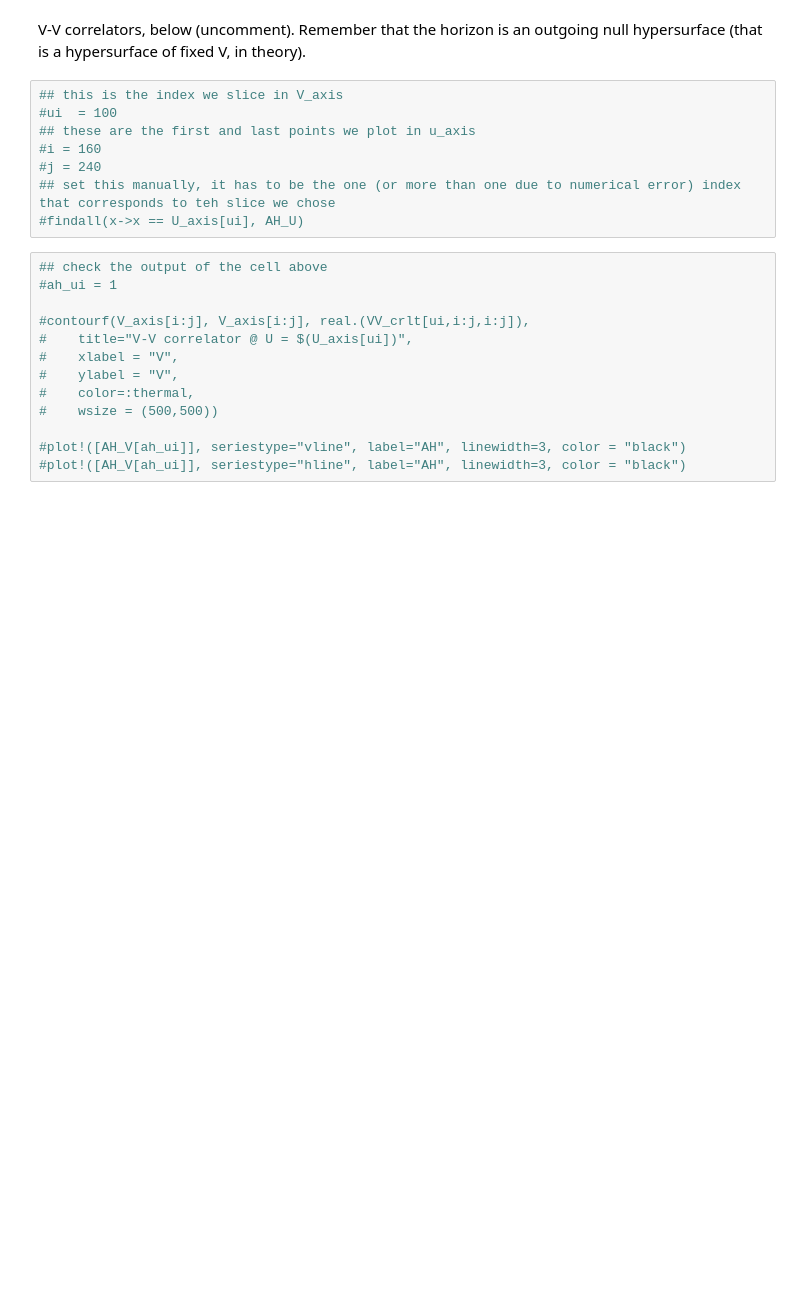
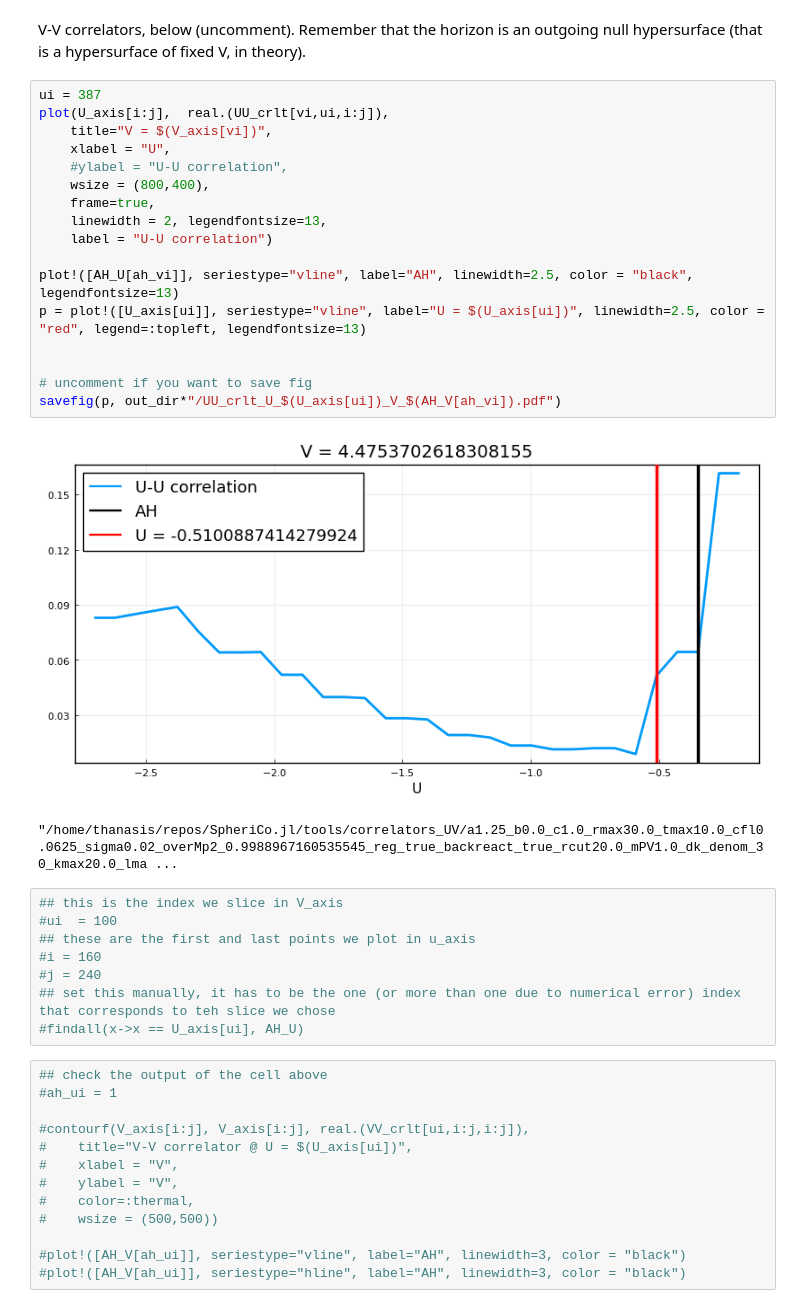
Before and after one commit to ThanasisGiannakopoulos/SpheriCo.jl, a Jupyter notebook: tools/correlators_UV.ipynb, the cells around one changed output. Cells and saved outputs as stored; diff of their text form; blank space fills up the shorter version.

```diff
--- a/tools/correlators_UV.ipynb
+++ b/tools/correlators_UV.ipynb
@@ -343,5 +394,25 @@ p = plot!([AH_U[ah_vi]], seriestype="hline", label="AH", linewidth=3, color = "b
 # %% [markdown]
 V-V correlators, below (uncomment). Remember that the horizon is an outgoing null hypersurface (that is a hypersurface of fixed V, in theory).
+# %%
+ui = 387
+plot(U_axis[i:j],  real.(UU_crlt[vi,ui,i:j]),
+    title="V = $(V_axis[vi])",
+    xlabel = "U",
+    #ylabel = "U-U correlation",
+    wsize = (800,400),
+    frame=true,
+    linewidth = 2, legendfontsize=13,
+    label = "U-U correlation")
+
+plot!([AH_U[ah_vi]], seriestype="vline", label="AH", linewidth=2.5, color = "black", legendfontsize=13)
+p = plot!([U_axis[ui]], seriestype="vline", label="U = $(U_axis[ui])", linewidth=2.5, color = "red", legend=:topleft, legendfontsize=13)
+
+
+# uncomment if you want to save fig
+savefig(p, out_dir*"/UU_crlt_U_$(U_axis[ui])_V_$(AH_V[ah_vi]).pdf")
+# %% [output]
+[figure, added]
+"/home/thanasis/repos/SpheriCo.jl/tools/correlators_UV/a1.25_b0.0_c1.0_rmax30.0_tmax10.0_cfl0.0625_sigma0.02_overMp2_0.9988967160535545_reg_true_backreact_true_rcut20.0_mPV1.0_dk_denom_30_kmax20.0_lma ...
 # %%
 ## this is the index we slice in V_axis
 #ui  = 100
```
Also changed, not shown: parts of 14 cells of this notebook, 4 other files.
